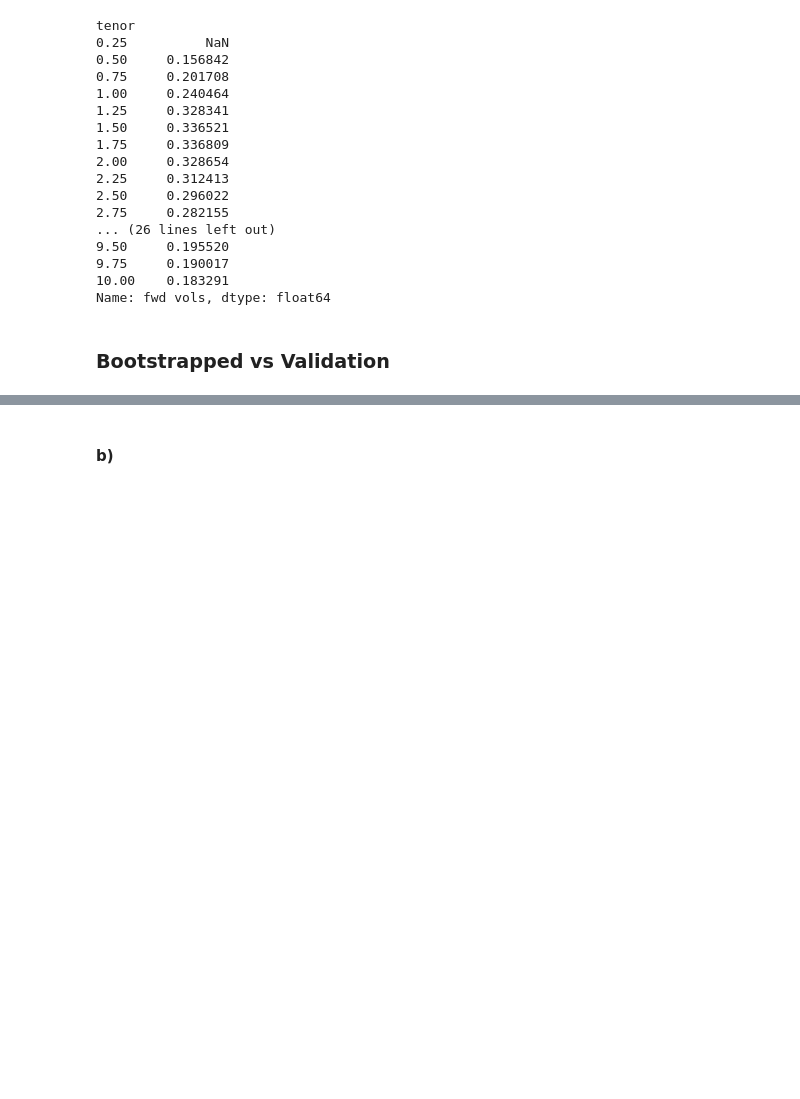
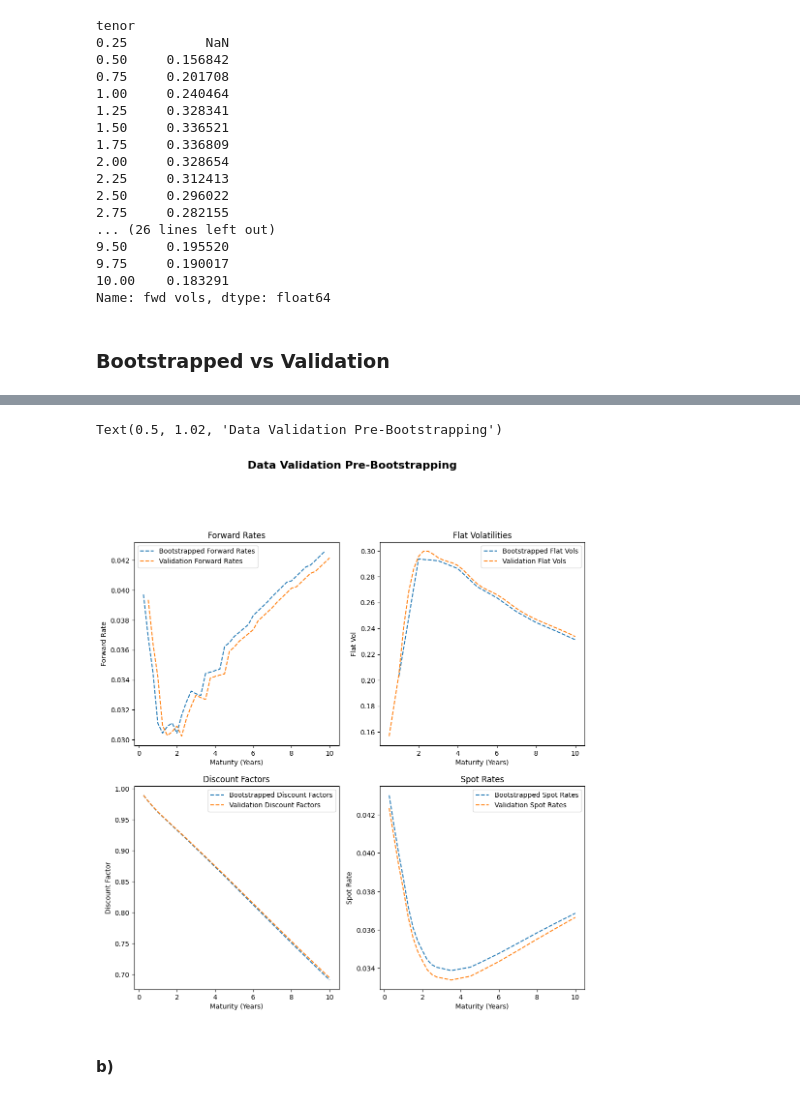
Before and after one commit to y3y-tech/Forward_Volatility_From_SOFR_Cap, a Jupyter notebook: Q1.ipynb, the cells around one changed output, grey strips where cells are left out. Drawn from its saved outputs; the diff is of its cells as text; code cells hidden in the pictures; blank space fills up the shorter version.

```diff
--- a/Q1.ipynb
+++ b/Q1.ipynb
@@ -502,6 +399,45 @@ display(curves_validation)
 | 9.50 | 0.036123 | 0.036368 | 0.708976 | 0.041544 | 0.237281 | 0.195520 |
 | 9.75 | 0.036245 | 0.036508 | 0.701636 | 0.041846 | 0.235546 | 0.190017 |
 | 10.00 | 0.036367 | 0.036649 | 0.694319 | 0.042150 | 0.233688 | 0.183291 |
+# %%
+fig, axs = plt.subplots(2, 2, figsize=(12, 12))
+
+ax1 = axs[0, 0]
+ax1.plot(Bootstrapped_Data['forward_rate'].index, Bootstrapped_Data['forward_rate'], label='Bootstrapped Forward Rates', linestyle='--')
+ax1.plot(curves_validation['forwards'].index, curves_validation['forwards'], label='Validation Forward Rates', linestyle='--')
+ax1.set_title('Forward Rates')
+ax1.set_xlabel('Maturity (Years)')
+ax1.set_ylabel('Forward Rate')
+ax1.legend()
+
+ax2 = axs[0, 1]
+ax2.plot(Bootstrapped_Data['flat_vol'].index, Bootstrapped_Data['flat_vol'], label='Bootstrapped Flat Vols', linestyle='--')
+ax2.plot(curves_validation['flat vols'].index, curves_validation['flat vols'], label='Validation Flat Vols', linestyle='--')
+ax2.set_title('Flat Volatilities')
+ax2.set_xlabel('Maturity (Years)')
+ax2.set_ylabel('Flat Vol')
+ax2.legend()
+
+ax3 = axs[1, 0]
+ax3.plot(Bootstrapped_Data['discount_factors'].index, Bootstrapped_Data['discount_factors'], label='Bootstrapped Discount Factors', linestyle='--')
+ax3.plot(curves_validation['discounts'].index, curves_validation['discounts'], label='Validation Discount Factors', linestyle='--')
+ax3.set_title('Discount Factors')
+ax3.set_xlabel('Maturity (Years)')
+ax3.set_ylabel('Discount Factor')
+ax3.legend()
+
+ax4 = axs[1, 1]
+ax4.plot(Bootstrapped_Data['spot_rate'].index, Bootstrapped_Data['spot_rate'], label='Bootstrapped Spot Rates', linestyle='--')
+ax4.plot(curves_validation['spot rates'].index, curves_validation['spot rates'], label='Validation Spot Rates', linestyle='--')
+ax4.set_title('Spot Rates')
+ax4.set_xlabel('Maturity (Years)')
+ax4.set_ylabel('Spot Rate')
+ax4.legend()
+
+fig.suptitle("Data Validation Pre-Bootstrapping", fontsize=16, fontweight='bold', y=1.02)
+# %% [output]
+Text(0.5, 1.02, 'Data Validation Pre-Bootstrapping')
+[figure, added]
 # %% [markdown]
 #### b)
 # %%
```
Also changed, not shown: parts of 13 cells of this notebook.
